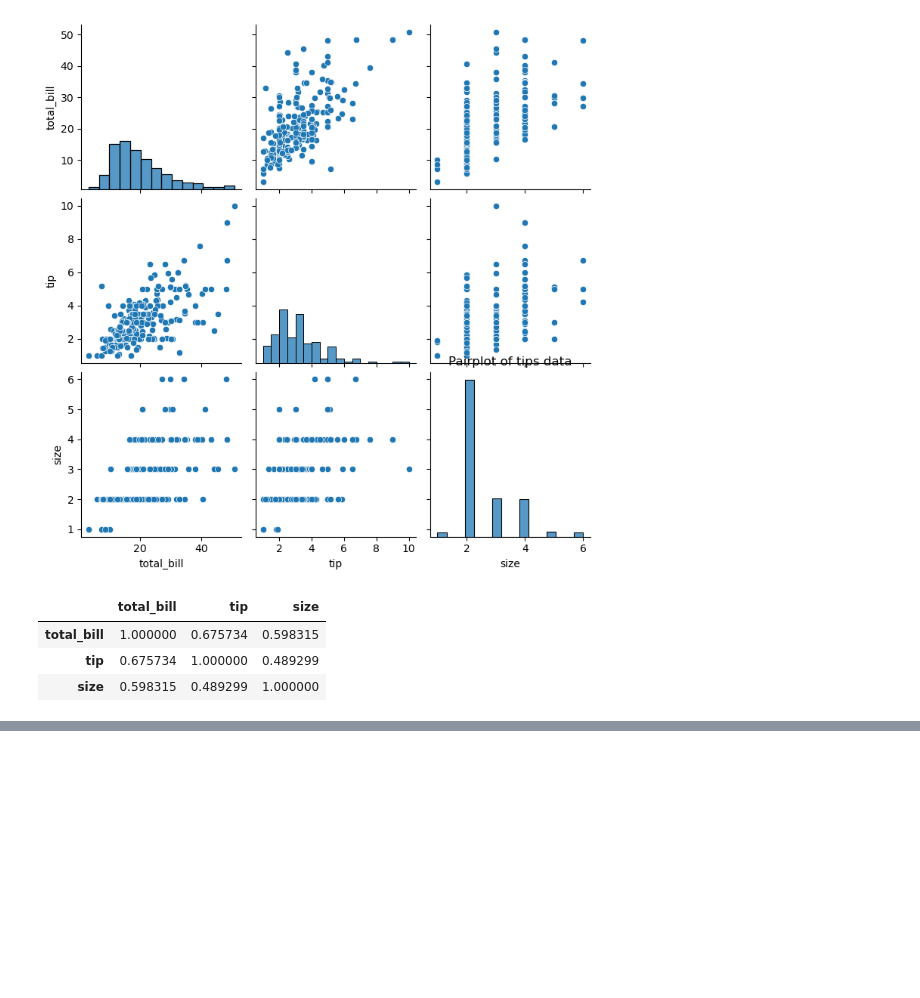
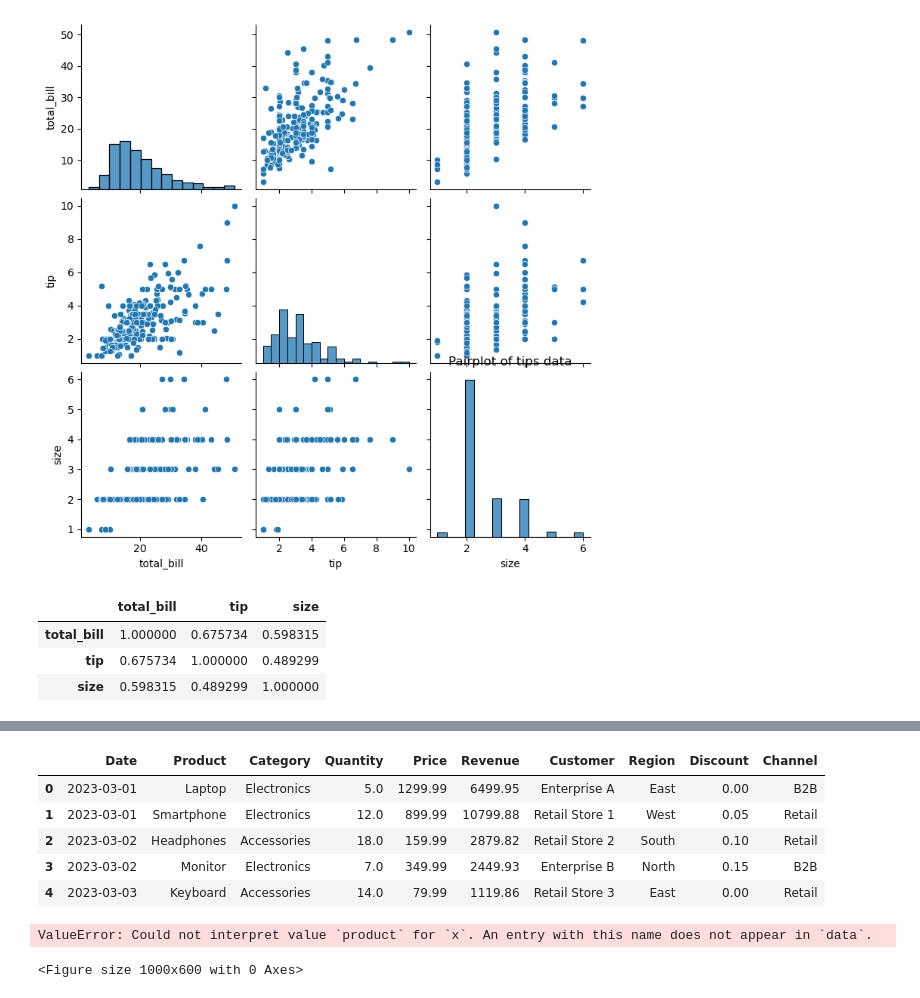
Before and after one commit to VanshSharma0/Data-Analyst, a Jupyter notebook: seaborn/tst.ipynb, the cells around one changed output, grey strips where cells are left out. Cells and saved outputs as stored; diff of their text form; code cells hidden in the pictures; blank space fills up the shorter version.

```diff
--- a/seaborn/tst.ipynb
+++ b/seaborn/tst.ipynb
@@ -101,0 +102,19 @@ plt.show()
+# %%
+import pandas as pd
+sales_df = pd.read_csv('sales_data.csv')
+sales_df.head()
+# %% [output]
+|  | Date | Product | Category | Quantity | Price | Revenue | Customer | Region | Discount | Channel |
+| 0 | 2023-03-01 | Laptop | Electronics | 5.0 | 1299.99 | 6499.95 | Enterprise A | East | 0.00 | B2B |
+| 1 | 2023-03-01 | Smartphone | Electronics | 12.0 | 899.99 | 10799.88 | Retail Store 1 | West | 0.05 | Retail |
+| 2 | 2023-03-02 | Headphones | Accessories | 18.0 | 159.99 | 2879.82 | Retail Store 2 | South | 0.10 | Retail |
+| 3 | 2023-03-02 | Monitor | Electronics | 7.0 | 349.99 | 2449.93 | Enterprise B | North | 0.15 | B2B |
+| 4 | 2023-03-03 | Keyboard | Accessories | 14.0 | 79.99 | 1119.86 | Retail Store 3 | East | 0.00 | Retail |
+# %%
+## Plot total sales by product
+
+plt.figure(figsize=(10,6))
+sns.barplot(x='Product', y='Revenue', data=sales_df)
+# %% [output]
+ValueError: Could not interpret value `product` for `x`. An entry with this name does not appear in `data`.
+<Figure size 1000x600 with 0 Axes>
```
Also changed, not shown: parts of 1 cell of this notebook, 1 other file.
